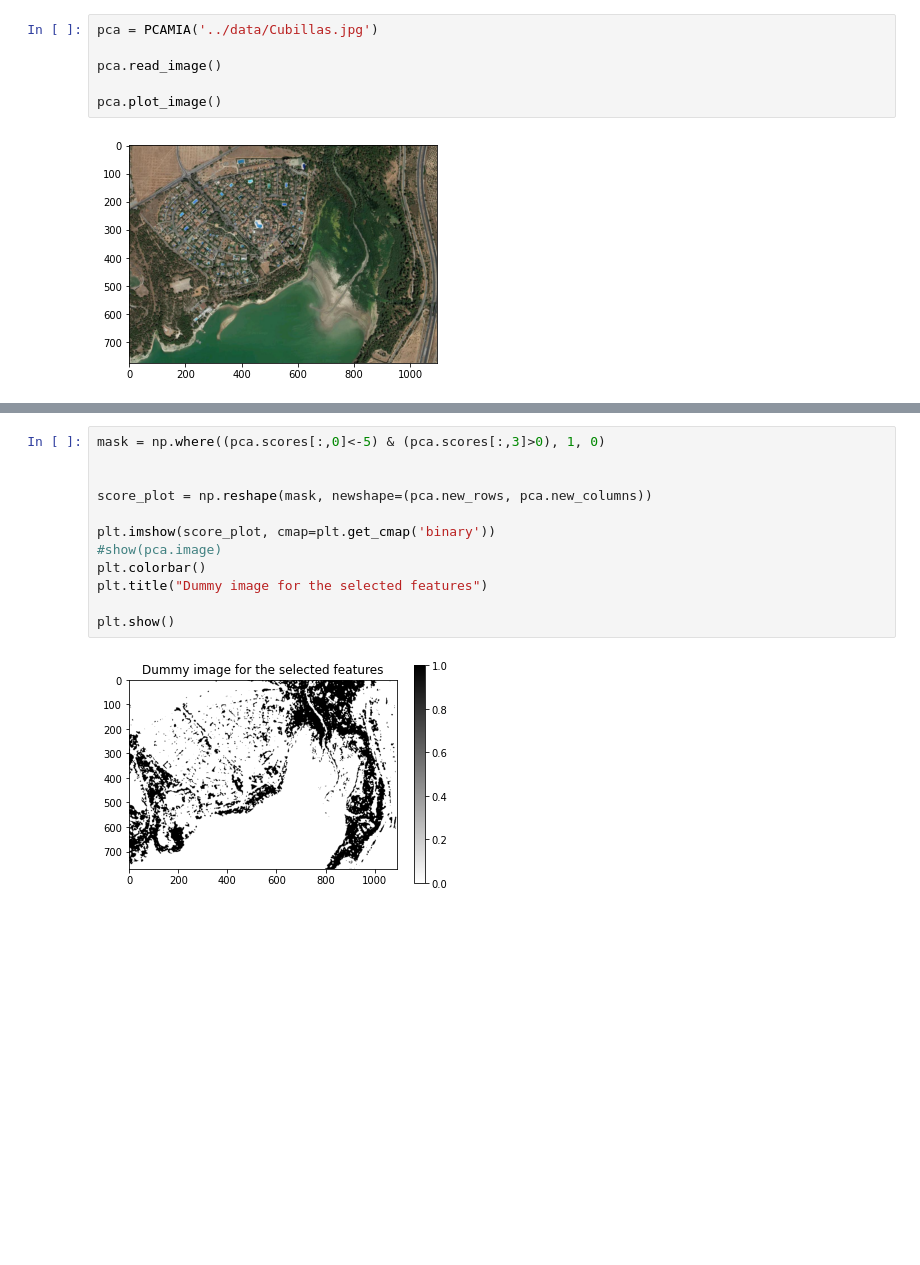
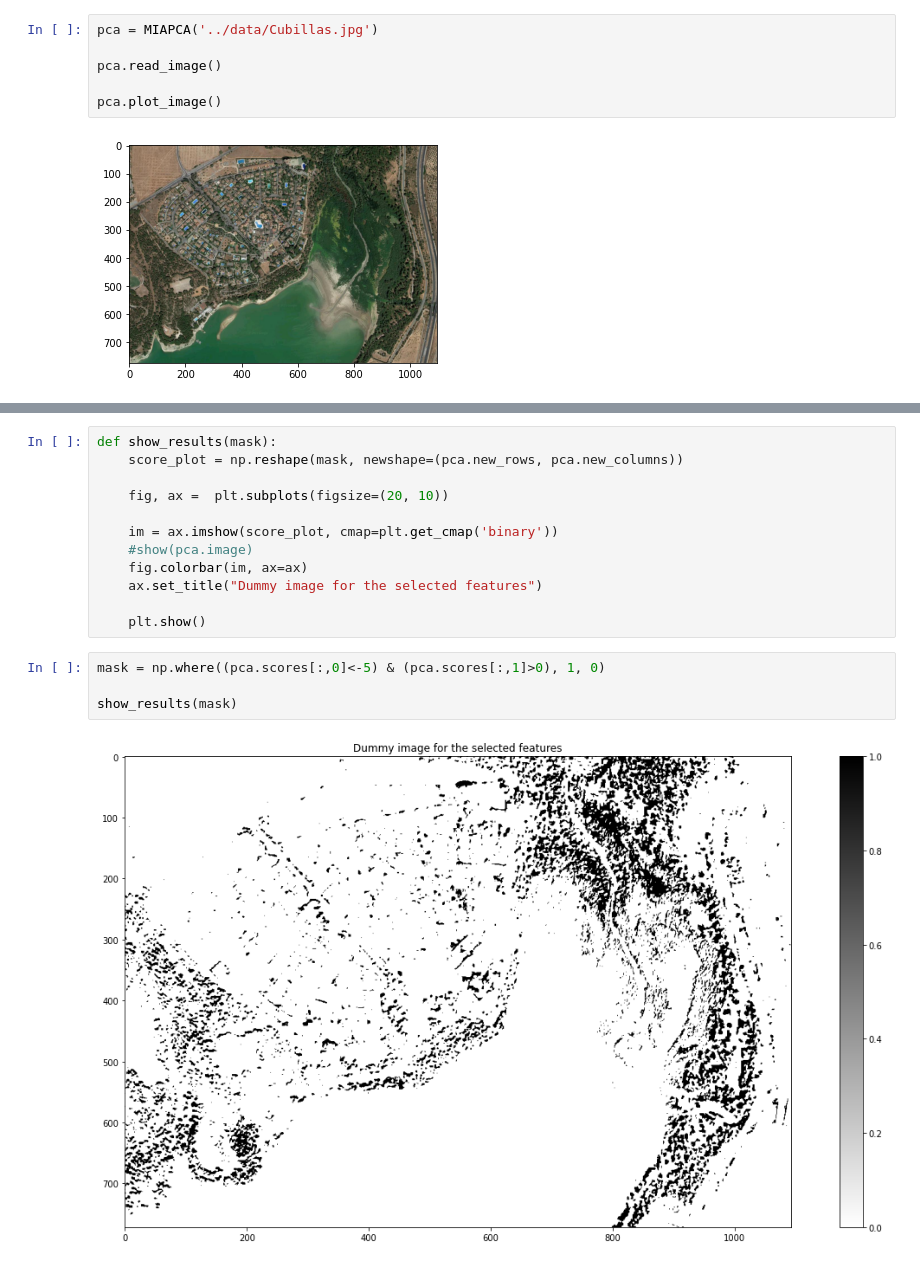
Before and after one commit to Fidaeic/mia, a Jupyter notebook: examples/pools.ipynb, the cells around one changed output, grey strips where cells are left out. Saved outputs shown, nothing was run; the diff lists cells and outputs as text; blank space fills up the shorter version.

```diff
--- a/examples/pools.ipynb
+++ b/examples/pools.ipynb
@@ -12,7 +12,7 @@ import numpy as np
 import matplotlib.pyplot as plt
 from rasterio.plot import show
 # %%
-pca = PCAMIA('../data/Cubillas.jpg')
+pca = MIAPCA('../data/Cubillas.jpg')
 
 pca.read_image()
 
@@ -45,14 +41,18 @@ pca.scatter_scores(3, 7)
+# %%
+def show_results(mask):
+    score_plot = np.reshape(mask, newshape=(pca.new_rows, pca.new_columns))
+
+    fig, ax =  plt.subplots(figsize=(20, 10))
+
+    im = ax.imshow(score_plot, cmap=plt.get_cmap('binary'))
+    #show(pca.image)
+    fig.colorbar(im, ax=ax)
+    ax.set_title("Dummy image for the selected features")
+
+    plt.show()
 # %%
-mask = np.where((pca.scores[:,0]<-5) & (pca.scores[:,3]>0), 1, 0)
+mask = np.where((pca.scores[:,0]<-5) & (pca.scores[:,1]>0), 1, 0)
 
-
-score_plot = np.reshape(mask, newshape=(pca.new_rows, pca.new_columns))
-
-plt.imshow(score_plot, cmap=plt.get_cmap('binary'))
-#show(pca.image)
-plt.colorbar()
-plt.title("Dummy image for the selected features")
-
-plt.show()
+show_results(mask)
 # %% [output]
-[figure, old version]
+[figure, new version]
```
Also changed, not shown: parts of 10 cells of this notebook, 1 other file.
